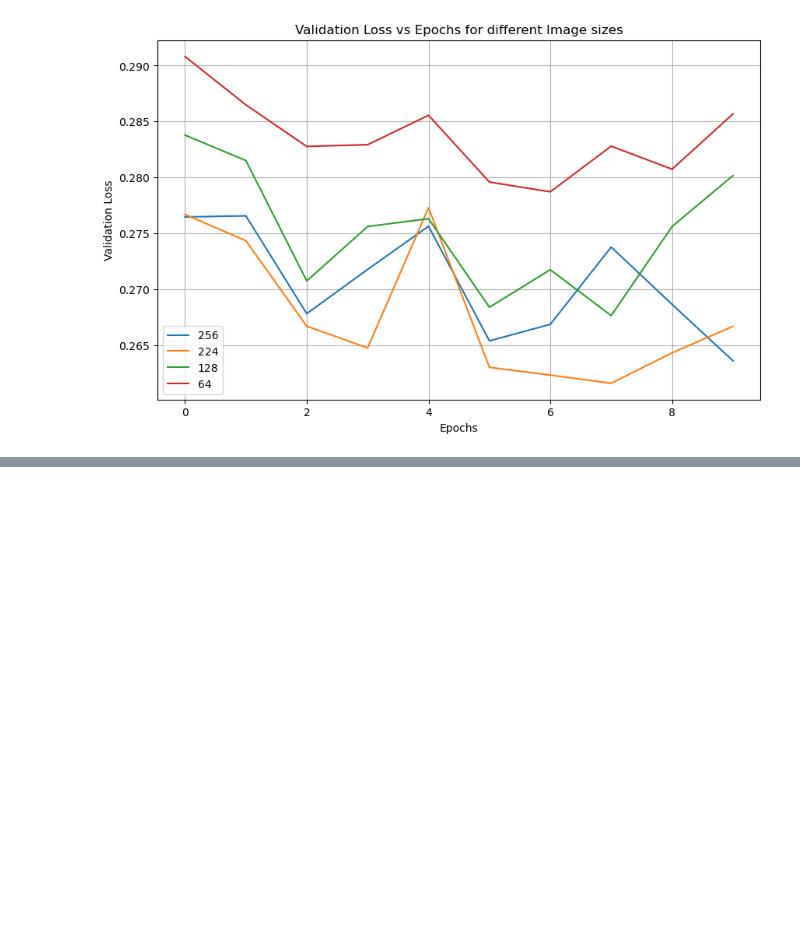
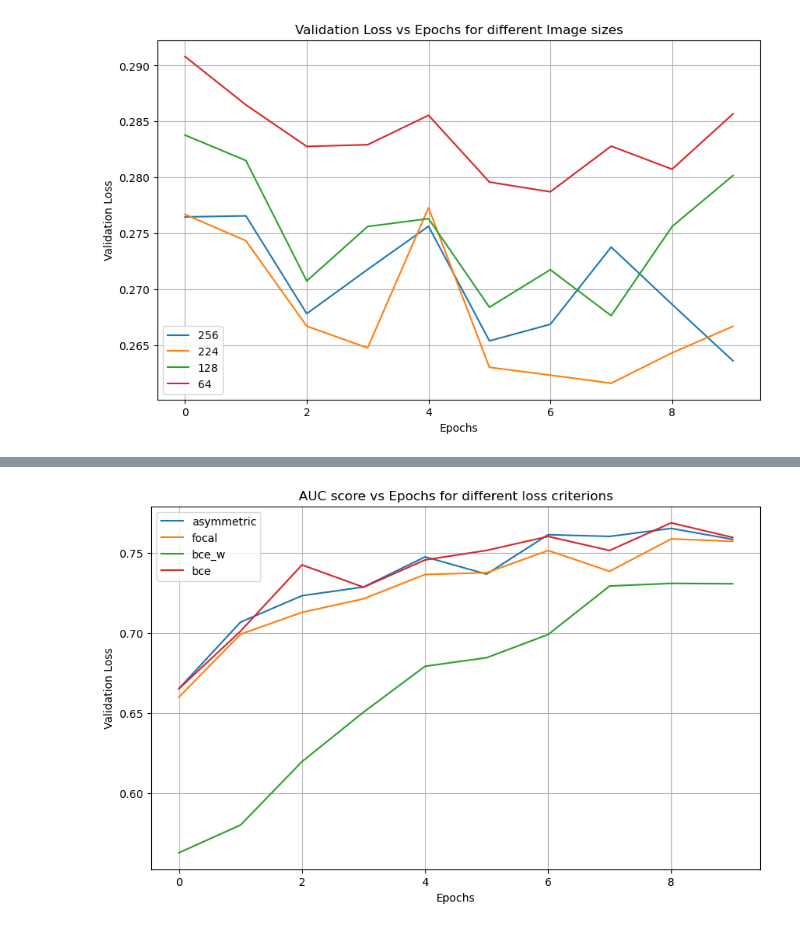
Before and after one commit to hugoarsa/TFG, a Jupyter notebook: models_local_testing_hyperparameters.ipynb, the cells around one changed output, grey strips where cells are left out. Drawn from its saved outputs; the diff is of its cells as text; code cells hidden in the pictures; blank space fills up the shorter version.

```diff
--- a/models_local_testing_hyperparameters.ipynb
+++ b/models_local_testing_hyperparameters.ipynb
@@ -1003,7 +1006,7 @@ for batch_size in [512]:
         print(f'Starting test with batch size = {batch_size} and learning rate = {lr}')
 
         # Data Loaders
-        dataloaders, dataset_sizes, class_names = make_data_loaders(train_csv, val_csv, image_dir, batch_size, image_size)
+        dataloaders, dataset_sizes, class_counts = make_data_loaders(train_csv, val_csv, image_dir, batch_size, image_size)
 
         # Model setup
         model = models.resnet18(weights=ResNet18_Weights.DEFAULT)
@@ -1018,8 +1021,10 @@ for batch_size in [512]:
 
         print(f'The final epoch iterations are {final_epoch_iter}')
 
+        device = torch.device("cuda" if torch.cuda.is_available() else "cpu")
+
         # Train the model and log results
-        model, val_losses, val_aucs, epoch_times = train_model_logs(model, dataloaders['train'], dataloaders['val'], criterion, optimizer, num_epochs, final_epoch_iter)
+        model, val_losses, val_aucs, epoch_times = train_model_logs(device, model, dataloaders['train'], dataloaders['val'], criterion, optimizer, num_epochs, final_epoch_iter)
 
         # Get the index for storing the results in the matrix
         batch_index, lr_index = get_index(batch_size, lr)
@@ -1116,7 +1121,7 @@ for image_size in image_sizes:
     print(f'Starting test with image size = {image_size}')
 
     # Data Loaders
-    dataloaders, dataset_sizes, class_names = make_data_loaders(train_csv, val_csv, image_dir, batch_size, image_size)
+    dataloaders, dataset_sizes, class_counts = make_data_loaders(train_csv, val_csv, image_dir, batch_size, image_size)
 
     # Model setup
     model = models.resnet18(weights=ResNet18_Weights.DEFAULT)
@@ -1127,8 +1132,10 @@ for image_size in image_sizes:
     criterion = nn.BCEWithLogitsLoss()
     optimizer = get_optimizer(model.parameters(), 'Adam', learning_rate)
 
+    device = torch.device("cuda" if torch.cuda.is_available() else "cpu")
+
     # Train the model and log results
-    model, val_losses, val_aucs, epoch_times = train_model_logs(model, dataloaders['train'], dataloaders['val'], criterion, optimizer, num_epochs, iter_per_epoch)
+    model, val_losses, val_aucs, epoch_times = train_model_logs(device, model, dataloaders['train'], dataloaders['val'], criterion, optimizer, num_epochs, iter_per_epoch)
 
     final_val_losses.append(val_losses)
     final_val_aucs.append(val_aucs)
@@ -1274,24 +1432,26 @@ final_epoch_times = []
 
 
 # Test each combination of batch size and learning rate
-for loss_func in ['bce','asymmetric']:
-    print(f'Starting test with loss = {image_size}')
+for loss_func in ['asymmetric','focal','bce_w','bce']: #'asymmetric','focal','bce_w',
+    print(f'Starting test with loss = {loss_func}')
 
     # Data Loaders
-    dataloaders, dataset_sizes, class_names = make_data_loaders(train_csv, val_csv, image_dir, batch_size, image_size)
+    dataloaders, dataset_sizes, class_counts = make_data_loaders(train_csv, val_csv, image_dir, batch_size, image_size)
 
     # Model setup
     model = models.resnet18(weights=ResNet18_Weights.DEFAULT)
     num_ftrs = model.fc.in_features
     model.fc = nn.Linear(num_ftrs, num_classes)
 
+    device = torch.device("cuda" if torch.cuda.is_available() else "cpu")
+
     # Loss function and optimizer
-    labels = np.array(dataset.labels)
-    loss_fn = get_loss(loss_type=loss_func, labels=labels)
+    counts = np.array(class_counts)
+    loss_fn = get_loss(loss_type=loss_func, counts=counts, device=device)
     optimizer = get_optimizer(model.parameters(), 'Adam', learning_rate)
 
     # Train the model and log results
-    model, val_losses, val_aucs, epoch_times = train_model_logs(model, dataloaders['train'], dataloaders['val'], criterion, optimizer, num_epochs, iter_per_epoch)
+    model, val_losses, val_aucs, epoch_times = train_model_logs(device, model, dataloaders['train'], dataloaders['val'], loss_fn, optimizer, num_epochs, iter_per_epoch)
 
     final_val_losses.append(val_losses)
     final_val_aucs.append(val_aucs)
@@ -1298,0 +1477,10 @@ for loss_func in ['bce','asymmetric']:
+# %%
+criterion_exp = {}
+criterions = ['asymmetric','focal','bce_w','bce','asymmetric_avg','asl1','asl2','asl3']
+
+for i in range(4):
+    criterion_exp[criterions[i]] = final_val_aucs[i]
+# %%
+plot_losses(criterion_exp, 'AUC score vs Epochs for different loss criterions')
+# %% [output]
+[figure, added]
```
Also changed, not shown: parts of 11 cells of this notebook.
